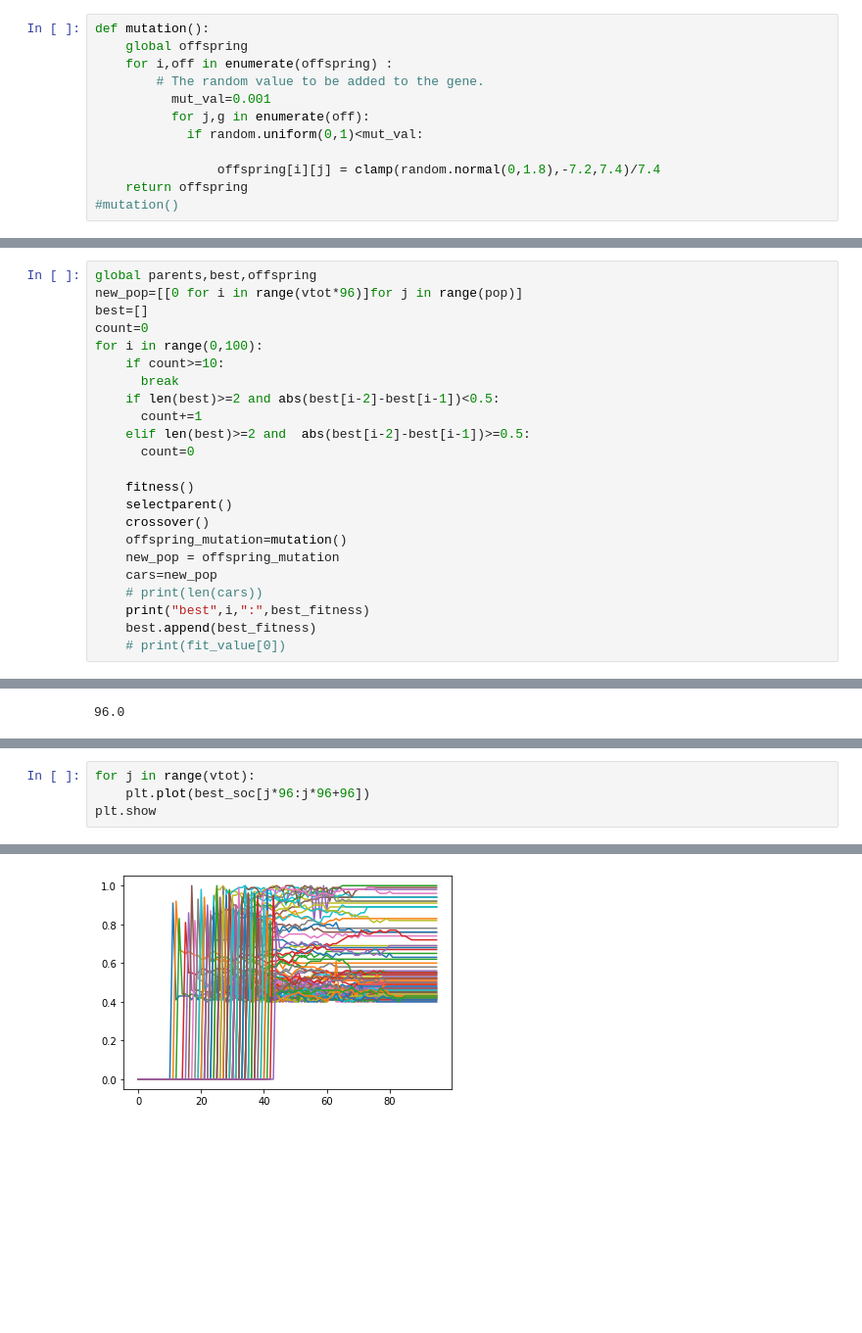
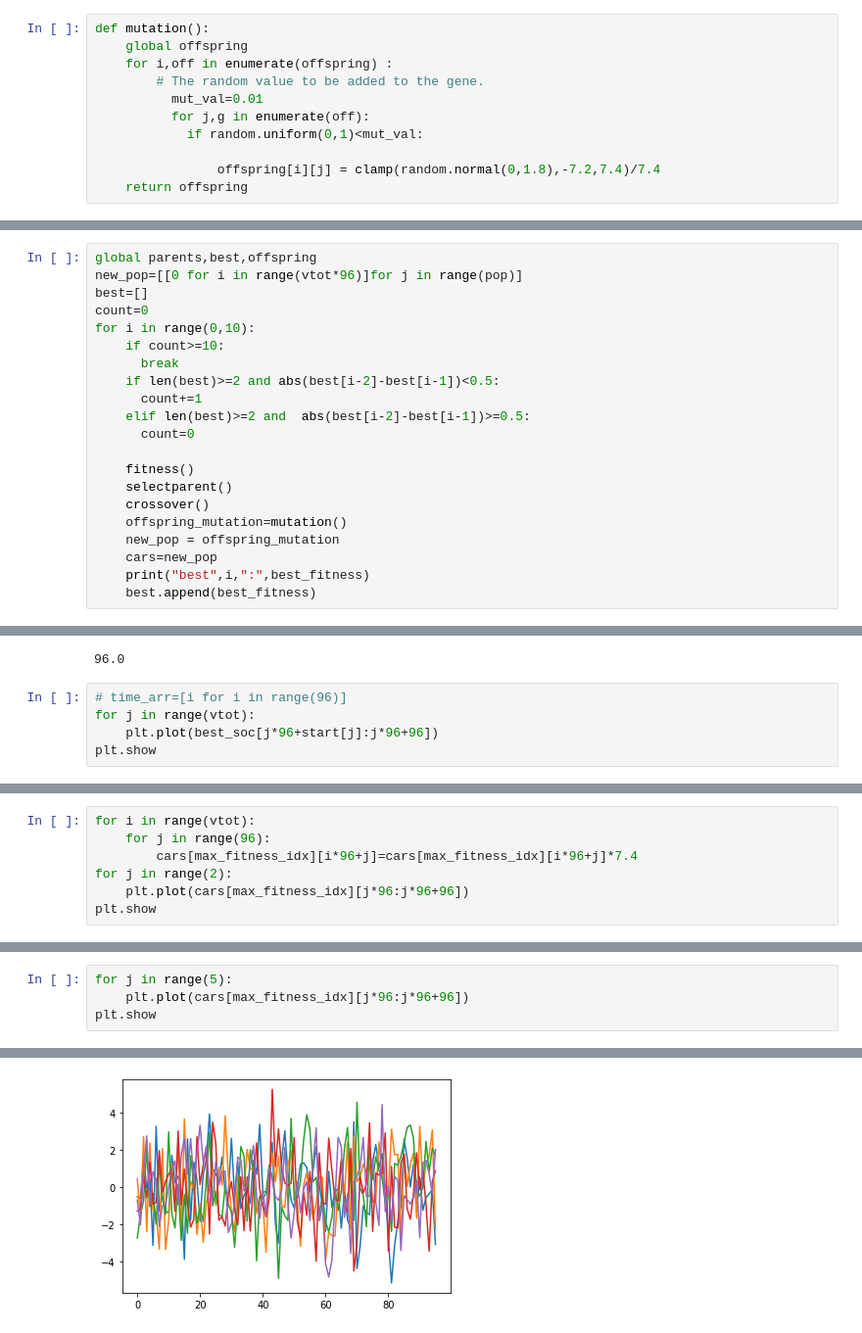
Before and after one commit to NithinSravan/fyp-ga-neuroevolution, a Jupyter notebook: FYP.ipynb, the cells around one changed output, grey strips where cells are left out. Shown at 98% size. Cells and saved outputs as stored; diff of their text form; blank space fills up the shorter version.

```diff
--- a/FYP.ipynb
+++ b/FYP.ipynb
@@ -317,10 +214,9 @@ def mutation():
     global offspring
     for i,off in enumerate(offspring) :
         # The random value to be added to the gene.
-          mut_val=0.001
+          mut_val=0.01
           for j,g in enumerate(off):
             if random.uniform(0,1)<mut_val:
 
                 offspring[i][j] = clamp(random.normal(0,1.8),-7.2,7.4)/7.4
     return offspring
-#mutation()
@@ -329,7 +227,7 @@ global parents,best,offspring
 new_pop=[[0 for i in range(vtot*96)]for j in range(pop)]
 best=[]
 count=0
-for i in range(0,100):
+for i in range(0,10):
     if count>=10:
       break
     if len(best)>=2 and abs(best[i-2]-best[i-1])<0.5:
@@ -343,8 +241,6 @@ for i in range(0,100):
     offspring_mutation=mutation()
     new_pop = offspring_mutation
     cars=new_pop
-    # print(len(cars))
     print("best",i,":",best_fitness)
     best.append(best_fitness)
-    # print(fit_value[0])
 # %% [output]
@@ -369,3 +258,8 @@ best 40 : 8.98534084935296
 len(best_soc)/85
 # %% [output]
 96.0
+# %%
+# time_arr=[i for i in range(96)]
+for j in range(vtot):
+    plt.plot(best_soc[j*96+start[j]:j*96+96])
+plt.show
@@ -371,0 +269,7 @@ len(best_soc)/85
+# %%
+for i in range(vtot):
+    for j in range(96):
+        cars[max_fitness_idx][i*96+j]=cars[max_fitness_idx][i*96+j]*7.4
+for j in range(2):
+    plt.plot(cars[max_fitness_idx][j*96:j*96+96])
+plt.show
@@ -372,7 +279,7 @@ len(best_soc)/85
 # %%
-for j in range(vtot):
-    plt.plot(best_soc[j*96:j*96+96])
+for j in range(5):
+    plt.plot(cars[max_fitness_idx][j*96:j*96+96])
 plt.show
 # %% [output]
 <function matplotlib.pyplot.show(close=None, block=None)>
-[figure, old version]
+[figure, new version]
```
Also changed, not shown: parts of 23 cells of this notebook.
